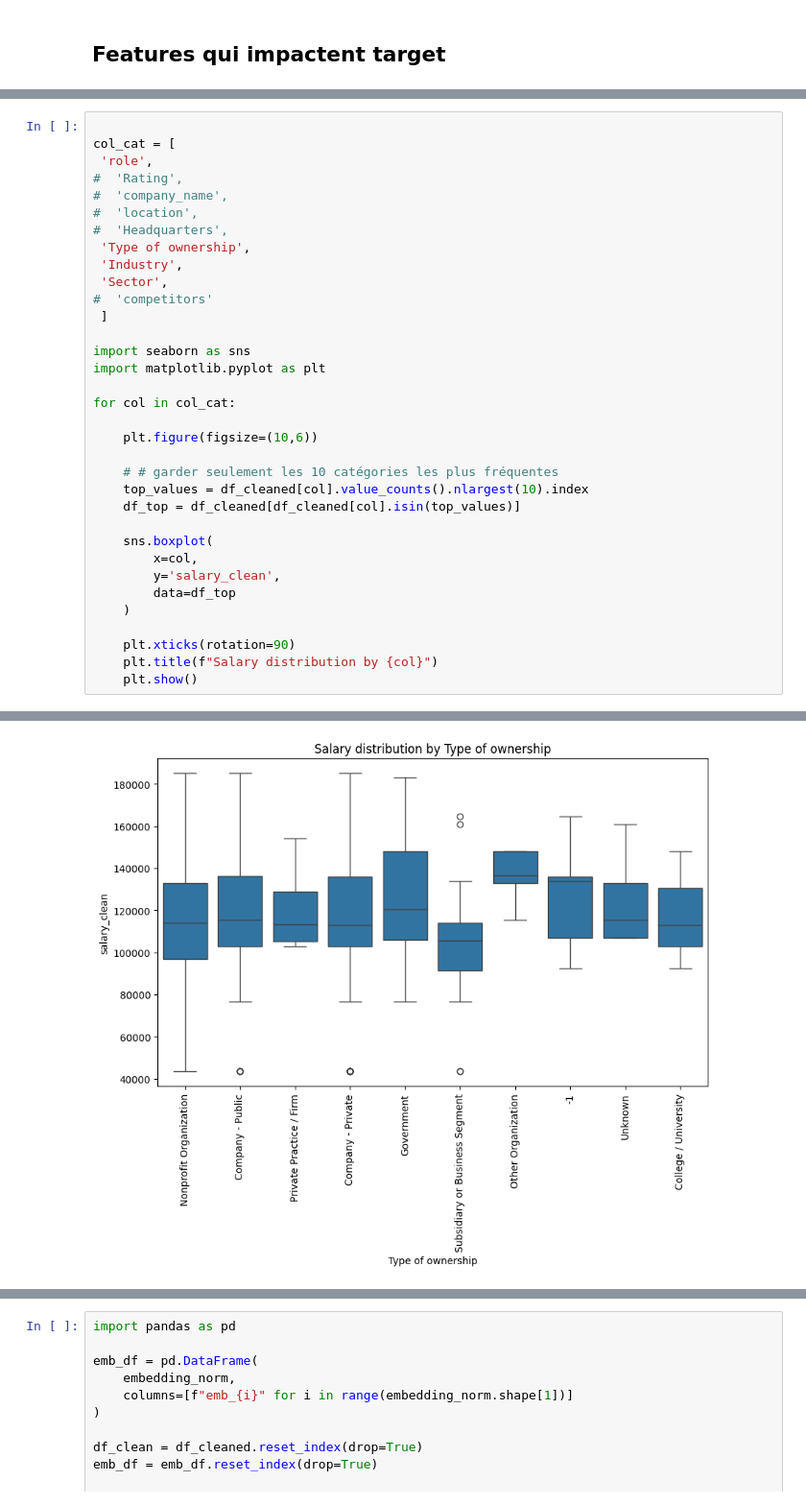
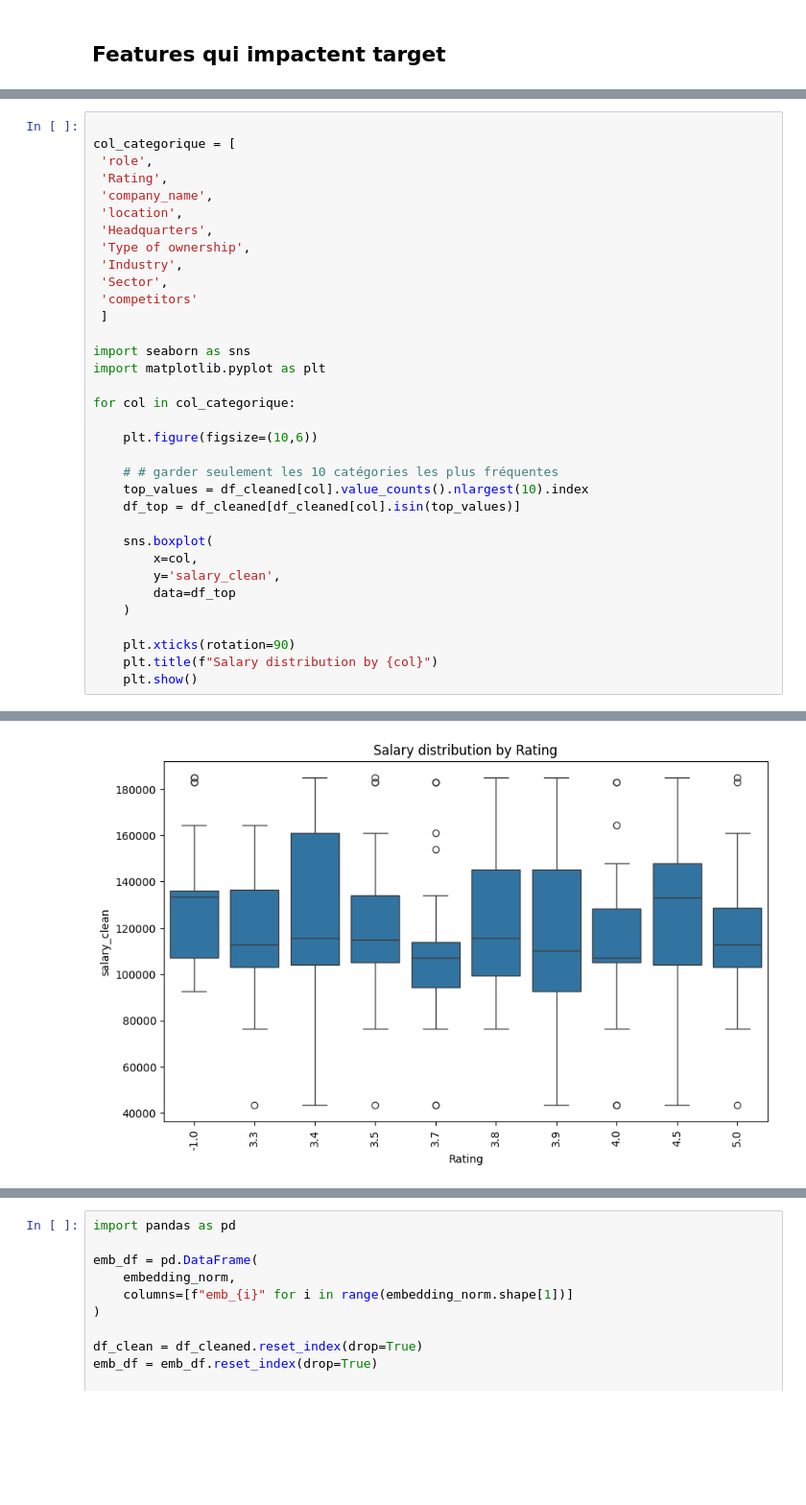
Before and after one commit to elhidarinouhayla/HR-Pulse, a Jupyter notebook: backend/ml/eda.ipynb, the cells around one changed output, grey strips where cells are left out. Shown at 96% size. Drawn from its saved outputs; the diff is of its cells as text; blank space fills up the shorter version.

```diff
--- a/backend/ml/eda.ipynb
+++ b/backend/ml/eda.ipynb
@@ -386,37 +369,37 @@ plt.show()
 # %%
 
-col_cat = [
+col_categorique = [
  'role',
-#  'Rating',
-#  'company_name',
-#  'location',
-#  'Headquarters',
+ 'Rating',
+ 'company_name',
+ 'location',
+ 'Headquarters',
  'Type of ownership',
  'Industry',
  'Sector',
-#  'competitors'
+ 'competitors'
  ]
 
 import seaborn as sns
 import matplotlib.pyplot as plt
 
-for col in col_cat:
+for col in col_categorique:
 
     plt.figure(figsize=(10,6))
 
     # # garder seulement les 10 catégories les plus fréquentes
     top_values = df_cleaned[col].value_counts().nlargest(10).index
     df_top = df_cleaned[df_cleaned[col].isin(top_values)]
 
     sns.boxplot(
         x=col,
         y='salary_clean',
         data=df_top
     )
 
     plt.xticks(rotation=90)
     plt.title(f"Salary distribution by {col}")
     plt.show()
 # %% [output]
 [figure]
-[figure, old version]
+[figure, new version]
```
Also changed, not shown: parts of 9 cells of this notebook.
